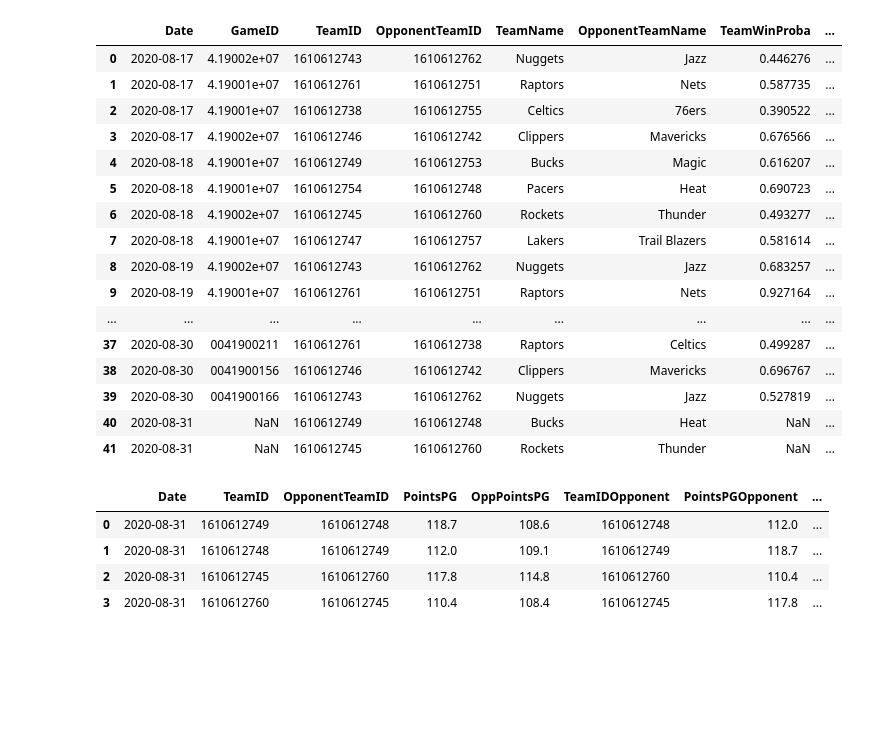
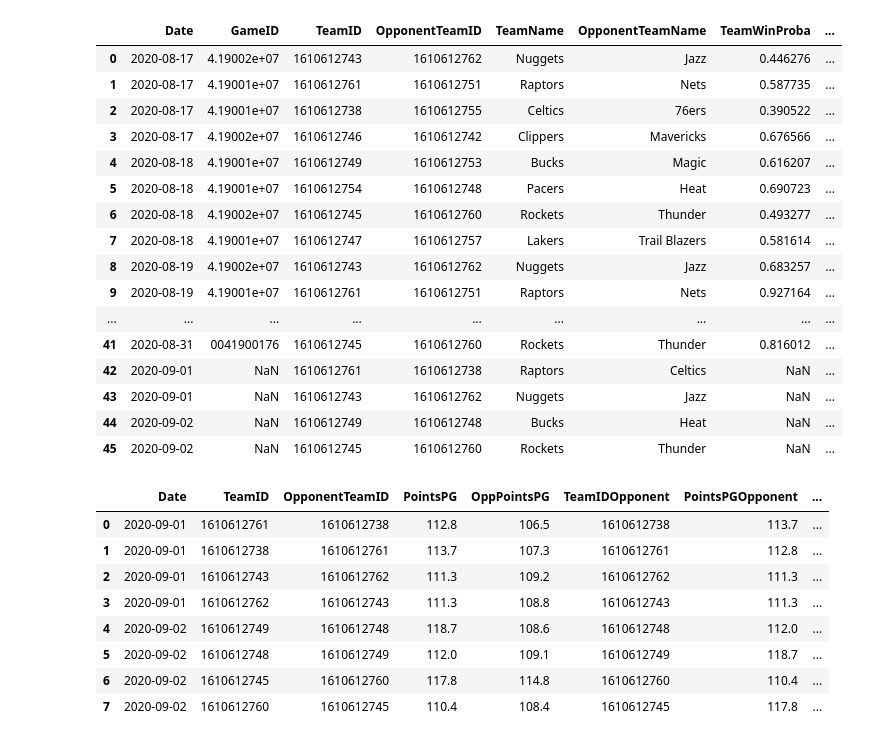
Before and after one commit to jason-shoe/bubble-predictions, a Jupyter notebook: playoffs/2game_prediction.ipynb, the cells around one changed output. Saved outputs shown, nothing was run; the diff lists cells and outputs as text; code cells hidden in the pictures; blank space fills up the shorter version.

```diff
--- a/playoffs/2game_prediction.ipynb
+++ b/playoffs/2game_prediction.ipynb
@@ -175,39 +175,39 @@ def get_game_info(row, attribute, alt_attribute):
         return all_playoff_games[(all_playoff_games['GameID'] == row['GameID']) & (all_playoff_games['TeamID'] == row['TeamID'])][attribute].iloc[0]
     except:
         return row[alt_attribute]
 def get_game_num(row):
     if(not pd.isna(row['GameNum'])):
         return row['GameNum']
     temp = all_playoff_games[all_playoff_games['TeamID'] == row['TeamID']]
-    temp = all_playoff_games[all_playoff_games['OpponentTeamID'] == row['OpponentTeamID']]
+    temp = temp[temp['OpponentTeamID'] == row['OpponentTeamID']]
     return len(temp) + 1
 
 games['TeamID'] = games['TeamName'].apply(lambda x: int(name_mapping[x]))
 games['OpponentTeamID'] = games['OpponentTeamName'].apply(lambda x: int(name_mapping[x]))
 games['GameID'] = games.apply(lambda x: get_gameid(x), axis = 1)
 games['Date'] = games.apply(lambda x: get_game_info(x, 'GameDate', 'Date'), axis = 1)
 games['TeamPointsActual'] = games.apply(lambda x: get_game_info(x, 'PTS', 'TeamPointsActual'), axis = 1)
 games['OpponentTeamPointsActual'] = games.apply(lambda x: get_game_info(x, 'OPTS', 'OpponentTeamPointsActual'), axis = 1)
 games['GameNum'] = games.apply(lambda x: get_game_num(x), axis = 1)
 games
 # %% [output]
 |  | Date | GameID | TeamID | OpponentTeamID | TeamName | OpponentTeamName | TeamWinProba | ... |
 | 0 | 2020-08-17 | 4.19002e+07 | 1610612743 | 1610612762 | Nuggets | Jazz | 0.446276 | ... |
 | 1 | 2020-08-17 | 4.19001e+07 | 1610612761 | 1610612751 | Raptors | Nets | 0.587735 | ... |
 | 2 | 2020-08-17 | 4.19001e+07 | 1610612738 | 1610612755 | Celtics | 76ers | 0.390522 | ... |
 | 3 | 2020-08-17 | 4.19002e+07 | 1610612746 | 1610612742 | Clippers | Mavericks | 0.676566 | ... |
 | 4 | 2020-08-18 | 4.19001e+07 | 1610612749 | 1610612753 | Bucks | Magic | 0.616207 | ... |
 | 5 | 2020-08-18 | 4.19001e+07 | 1610612754 | 1610612748 | Pacers | Heat | 0.690723 | ... |
 | 6 | 2020-08-18 | 4.19002e+07 | 1610612745 | 1610612760 | Rockets | Thunder | 0.493277 | ... |
 | 7 | 2020-08-18 | 4.19001e+07 | 1610612747 | 1610612757 | Lakers | Trail Blazers | 0.581614 | ... |
 | 8 | 2020-08-19 | 4.19002e+07 | 1610612743 | 1610612762 | Nuggets | Jazz | 0.683257 | ... |
 | 9 | 2020-08-19 | 4.19001e+07 | 1610612761 | 1610612751 | Raptors | Nets | 0.927164 | ... |
 | ... | ... | ... | ... | ... | ... | ... | ... | ... |
-| 37 | 2020-08-30 | 0041900211 | 1610612761 | 1610612738 | Raptors | Celtics | 0.499287 | ... |
-| 38 | 2020-08-30 | 0041900156 | 1610612746 | 1610612742 | Clippers | Mavericks | 0.696767 | ... |
-| 39 | 2020-08-30 | 0041900166 | 1610612743 | 1610612762 | Nuggets | Jazz | 0.527819 | ... |
-| 40 | 2020-08-31 | NaN | 1610612749 | 1610612748 | Bucks | Heat | NaN | ... |
-| 41 | 2020-08-31 | NaN | 1610612745 | 1610612760 | Rockets | Thunder | NaN | ... |
+| 41 | 2020-08-31 | 0041900176 | 1610612745 | 1610612760 | Rockets | Thunder | 0.816012 | ... |
+| 42 | 2020-09-01 | NaN | 1610612761 | 1610612738 | Raptors | Celtics | NaN | ... |
+| 43 | 2020-09-01 | NaN | 1610612743 | 1610612762 | Nuggets | Jazz | NaN | ... |
+| 44 | 2020-09-02 | NaN | 1610612749 | 1610612748 | Bucks | Heat | NaN | ... |
+| 45 | 2020-09-02 | NaN | 1610612745 | 1610612760 | Rockets | Thunder | NaN | ... |
 # %%
 def get_series_lead(games, curr_game):
     '''
@@ -266,10 +266,14 @@ all_games = pd.merge(all_games, playoff_experience, how = 'left', on = 'TeamID')
 all_games
 # %% [output]
 |  | Date | TeamID | OpponentTeamID | PointsPG | OppPointsPG | TeamIDOpponent | PointsPGOpponent | ... |
-| 0 | 2020-08-31 | 1610612749 | 1610612748 | 118.7 | 108.6 | 1610612748 | 112.0 | ... |
-| 1 | 2020-08-31 | 1610612748 | 1610612749 | 112.0 | 109.1 | 1610612749 | 118.7 | ... |
-| 2 | 2020-08-31 | 1610612745 | 1610612760 | 117.8 | 114.8 | 1610612760 | 110.4 | ... |
-| 3 | 2020-08-31 | 1610612760 | 1610612745 | 110.4 | 108.4 | 1610612745 | 117.8 | ... |
+| 0 | 2020-09-01 | 1610612761 | 1610612738 | 112.8 | 106.5 | 1610612738 | 113.7 | ... |
+| 1 | 2020-09-01 | 1610612738 | 1610612761 | 113.7 | 107.3 | 1610612761 | 112.8 | ... |
+| 2 | 2020-09-01 | 1610612743 | 1610612762 | 111.3 | 109.2 | 1610612762 | 111.3 | ... |
+| 3 | 2020-09-01 | 1610612762 | 1610612743 | 111.3 | 108.8 | 1610612743 | 111.3 | ... |
+| 4 | 2020-09-02 | 1610612749 | 1610612748 | 118.7 | 108.6 | 1610612748 | 112.0 | ... |
+| 5 | 2020-09-02 | 1610612748 | 1610612749 | 112.0 | 109.1 | 1610612749 | 118.7 | ... |
+| 6 | 2020-09-02 | 1610612745 | 1610612760 | 117.8 | 114.8 | 1610612760 | 110.4 | ... |
+| 7 | 2020-09-02 | 1610612760 | 1610612745 | 110.4 | 108.4 | 1610612745 | 117.8 | ... |
 # %%
 # bias boosted monte carlo simulation
 # %%
```
Also changed, not shown: parts of 6 cells of this notebook, 4 other files.
